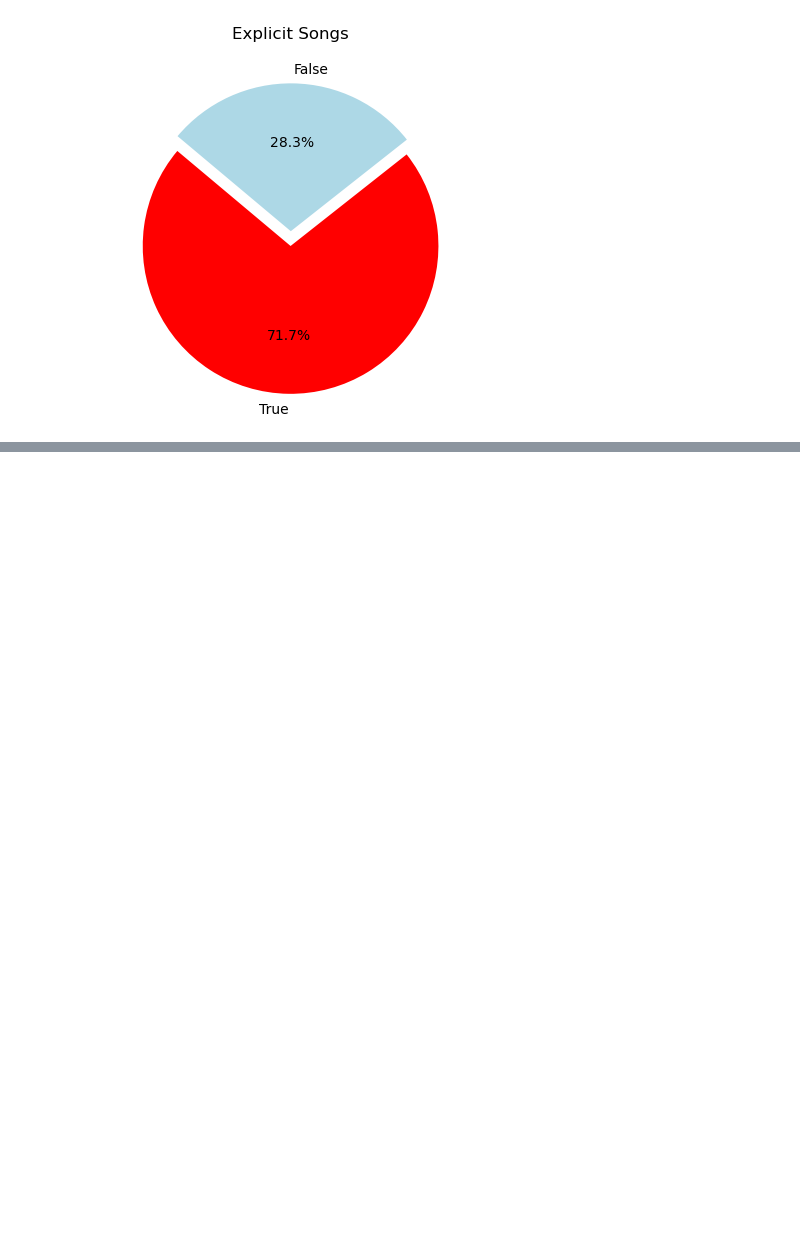
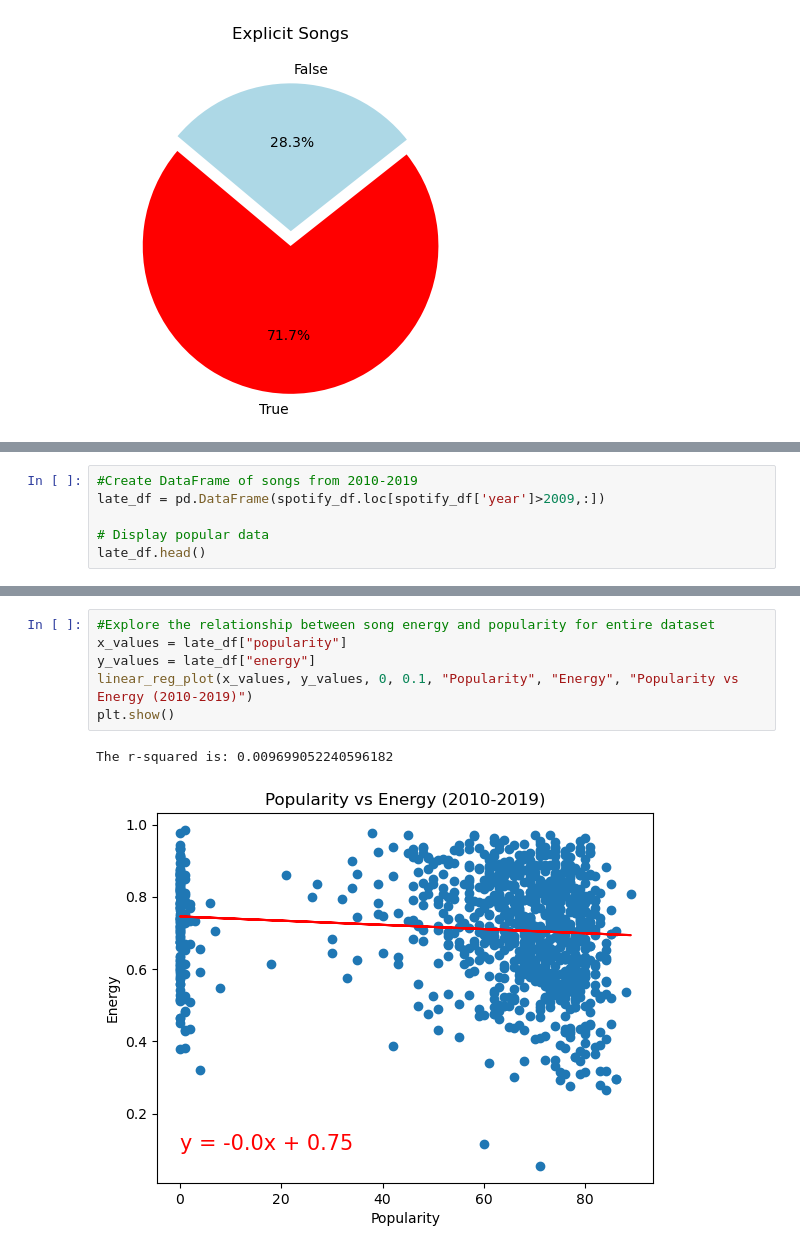
Before and after one commit to RyWheliss96/project-one, a Jupyter notebook: Callie_code.ipynb, the cells around one changed output, grey strips where cells are left out. Cells and saved outputs as stored; diff of their text form; blank space fills up the shorter version.

```diff
--- a/Callie_code.ipynb
+++ b/Callie_code.ipynb
@@ -109,0 +129,6 @@ plt.show()
+# %%
+#Create DataFrame of songs from 2010-2019
+late_df = pd.DataFrame(spotify_df.loc[spotify_df['year']>2009,:])
+
+# Display popular data
+late_df.head()
@@ -109,0 +151,9 @@ plt.show()
+# %%
+#Explore the relationship between song energy and popularity for entire dataset
+x_values = late_df["popularity"]
+y_values = late_df["energy"]
+linear_reg_plot(x_values, y_values, 0, 0.1, "Popularity", "Energy", "Popularity vs Energy (2010-2019)")
+plt.show()
+# %% [output]
+The r-squared is: 0.009699052240596182
+[figure, added]
```
Also changed, not shown: parts of 10 cells of this notebook.
